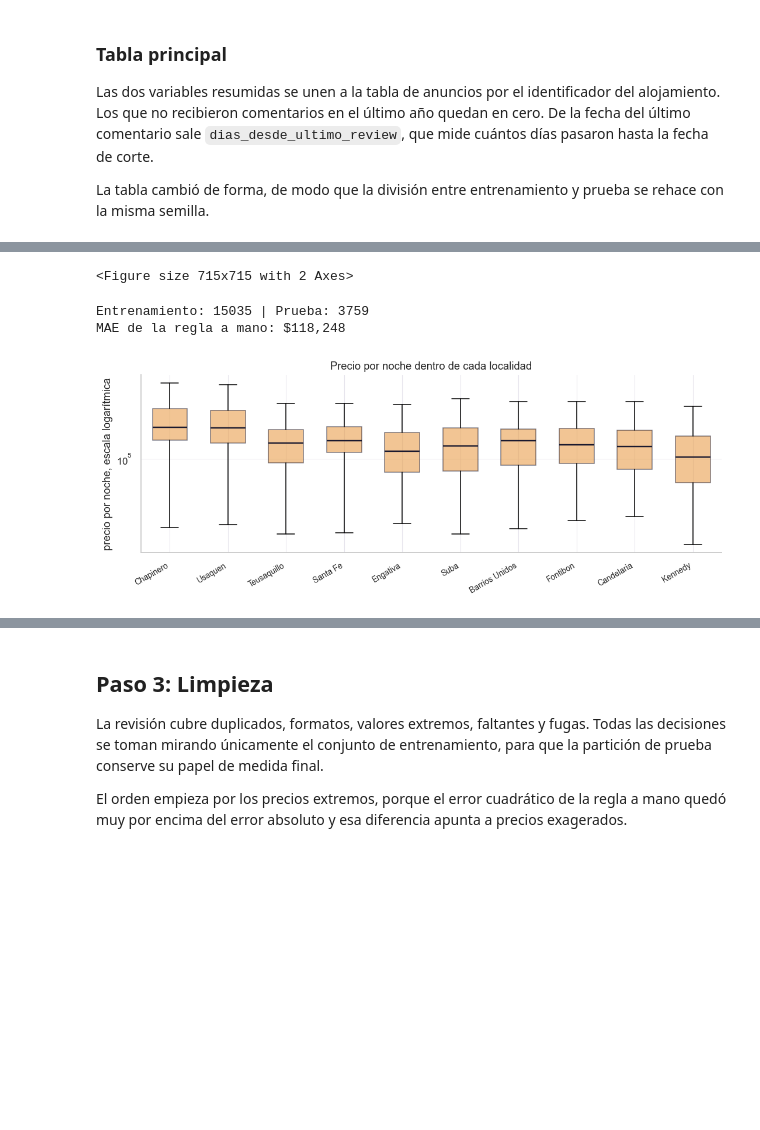
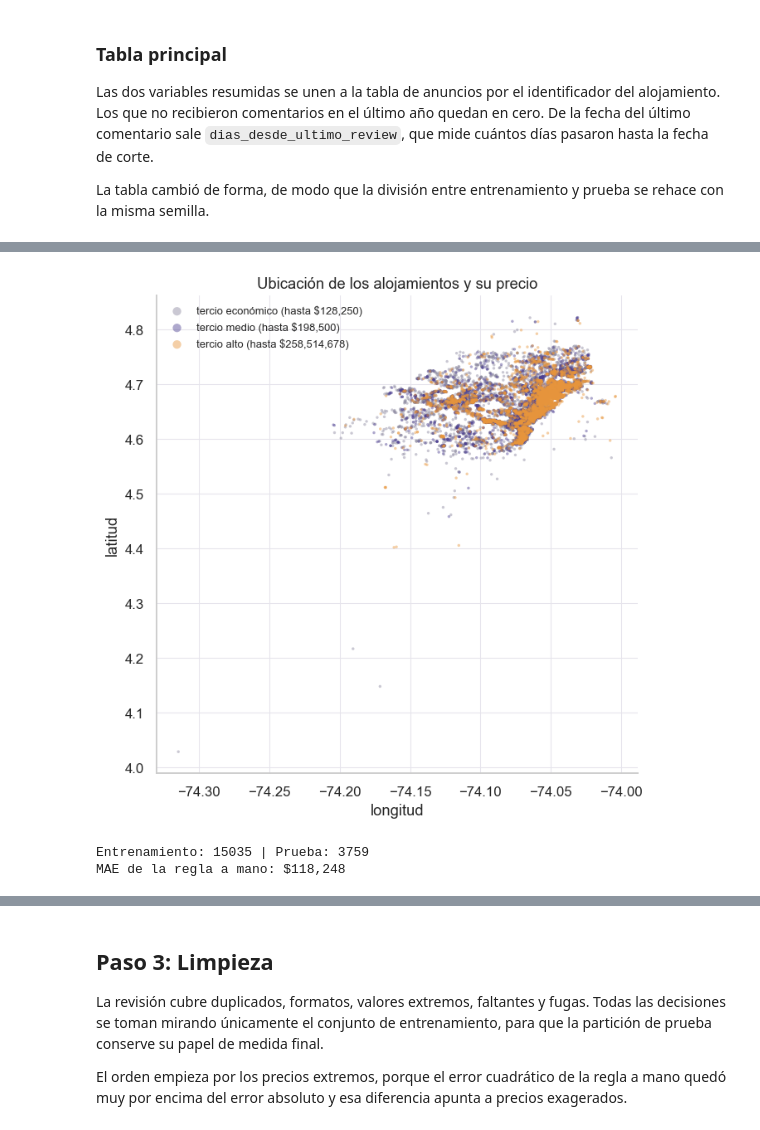
Before and after one commit to AndresMoreiraF/proyecto-airbnb, a Jupyter notebook: notebooks/exploracion_reducida.ipynb, the cells around one changed output, grey strips where cells are left out. Cells and saved outputs as stored; diff of their text form; code cells hidden in the pictures; blank space fills up the shorter version.

```diff
--- a/notebooks/exploracion_reducida.ipynb
+++ b/notebooks/exploracion_reducida.ipynb
@@ -246,23 +249,28 @@ Filas y columnas: (18794, 94)
 | 2 | 3218908 | Chapinero | 137,358.40 | 1.00 | 1.00 | 293.00 |
 | 3 | 3247862 | Chapinero | 173,779.33 | 1.00 | 0.00 | 1,178.00 |
 | 4 | 3263631 | Chapinero | 67,154.71 | 0.66 | 2.00 | 32.00 |
-# %%
-# Donde estan los alojamientos y a que precio
-con_precio = datos[datos["price_num"].notna()]                             # alojamientos con precio conocido
-
-fig, ax = plt.subplots(figsize=(6.5, 6.5))                                 # figura cuadrada, porque es un mapa
-puntos = ax.scatter(con_precio["longitude"], con_precio["latitude"],       # cada punto es un alojamiento
-                    c=np.log1p(con_precio["price_num"]), cmap="YlOrBr",    # el color indica el precio
-                    s=5, alpha=0.5, edgecolors="none")
-ax.set_title("Ubicación de los alojamientos y su precio")                  # título
-ax.set_xlabel("longitud"); ax.set_ylabel("latitud")                        # etiquetas de los ejes
-barra = fig.colorbar(puntos, ax=ax, shrink=0.78)                           # barra de color
-barra.set_label("log(1 + precio por noche)")                               # qué significa el color
-ax.grid(alpha=0.25)                                                        # cuadrícula tenue
-plt.tight_layout()                                                         # acomoda la figura
-plt.show()                                                                 # la muestra
-# %% [output]
-<Figure size 715x715 with 2 Axes>
+# %%
+# Donde estan los alojamientos y a que precio
+con_precio = datos[datos["price_num"].notna()].copy()                      # alojamientos con precio conocido
+cortes = con_precio["price_num"].quantile([1/3, 2/3]).tolist()             # dos cortes que parten la muestra en tres tercios
+con_precio["banda"] = pd.cut(con_precio["price_num"],                      # clasifica cada alojamiento en su tercio
+                             [0] + cortes + [con_precio["price_num"].max()],
+                             labels=["tercio económico", "tercio medio", "tercio alto"])
+
+fig, ax = plt.subplots(figsize=(6.8, 6.8))                                 # figura cuadrada, porque es un mapa
+for etiqueta, color in [("tercio económico", GRIS),                        # se dibuja de menor a mayor precio
+                        ("tercio medio", MORADO),                          # para que los caros queden encima
+                        ("tercio alto", ACENTO)]:
+    grupo = con_precio[con_precio["banda"] == etiqueta]                    # alojamientos de esa banda
+    ax.scatter(grupo["longitude"], grupo["latitude"], s=5, alpha=0.45,     # cada punto es un alojamiento
+               color=color, edgecolors="none", rasterized=True,            # rasterizado: son miles de puntos
+               label=f"{etiqueta} (hasta ${grupo['price_num'].max():,.0f})")
+ax.set_title("Ubicación de los alojamientos y su precio")                  # título
+ax.set_xlabel("longitud"); ax.set_ylabel("latitud")                        # etiquetas de los ejes
+ax.legend(loc="upper left", fontsize=8.5, markerscale=3)                   # leyenda con las tres bandas
+plt.show()                                                                 # muestra la figura
+# %% [output]
+[figure, added]
 # %%
 train, test = train_test_split(datos, test_size=0.2, random_state=42)       # repite la división 80/20 con la misma semilla de antes
 print("Entrenamiento:", train.shape[0], "| Prueba:", test.shape[0])        # muestra el tamaño de cada parte
@@ -274,23 +282,3 @@ print(f"MAE de la regla a mano: ${mean_absolute_error(test['price_num'], pred_re
 # %% [output]
 Entrenamiento: 15035 | Prueba: 3759
 MAE de la regla a mano: $118,248
-# %%
-# Dispersion del precio dentro de cada localidad: por que el barrio no basta
-top_barrios = train["neighbourhood_cleansed"].value_counts().head(10).index          # las 10 localidades con más anuncios
-precios_barrio = [train.loc[train["neighbourhood_cleansed"] == b, "price_num"] for b in top_barrios]   # precios de cada una
-
-fig, ax = plt.subplots(figsize=(10, 4))                                    # una sola figura
-caja = ax.boxplot(precios_barrio, showfliers=False, patch_artist=True, widths=0.6)   # una caja por localidad, sin puntos extremos
-for pieza in caja["boxes"]:                                                # pinta el cuerpo de cada caja
-    pieza.set_facecolor(ACENTO); pieza.set_alpha(0.55); pieza.set_edgecolor(TINTA)
-for pieza in caja["medians"]:                                              # resalta la mediana
-    pieza.set_color(TINTA); pieza.set_linewidth(1.6)
-ax.set_xticks(range(1, len(top_barrios) + 1))                              # una marca por localidad
-ax.set_xticklabels(top_barrios, rotation=30, ha="right", fontsize=9)       # con su nombre
-ax.set_yscale("log")                                                       # escala logarítmica, porque el precio es muy asimétrico
-ax.set_title("Precio por noche dentro de cada localidad")                  # título
-ax.set_ylabel("precio por noche, escala logarítmica")                      # etiqueta del eje vertical
-plt.tight_layout()                                                         # acomoda la figura
-plt.show()                                                                 # la muestra
-# %% [output]
-[figure, removed]
```
Also changed, not shown: parts of 40 cells of this notebook.
